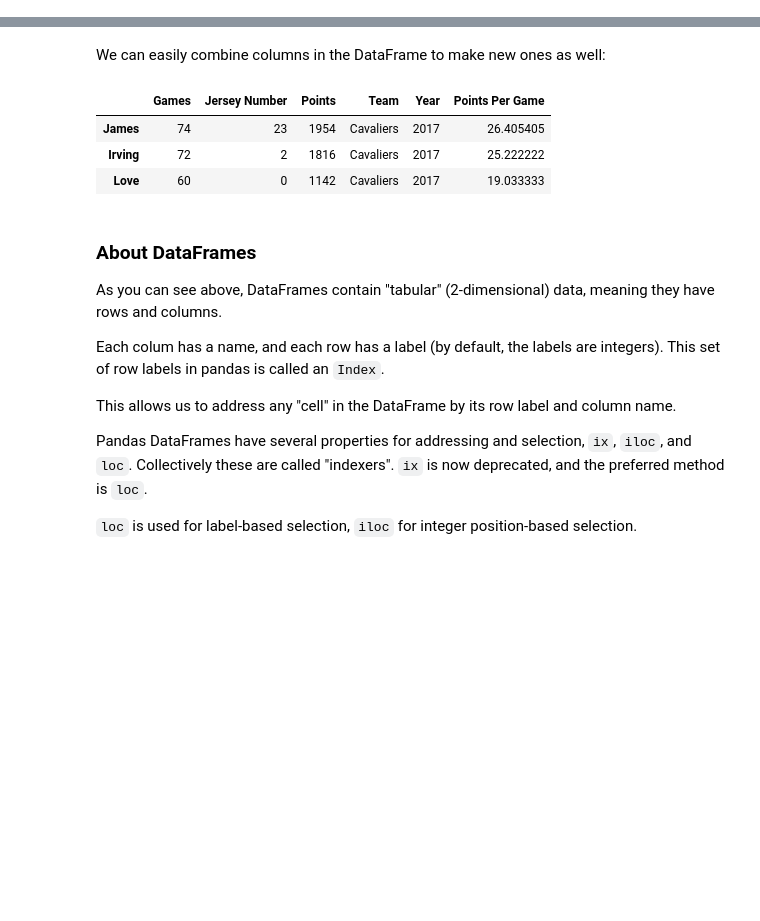
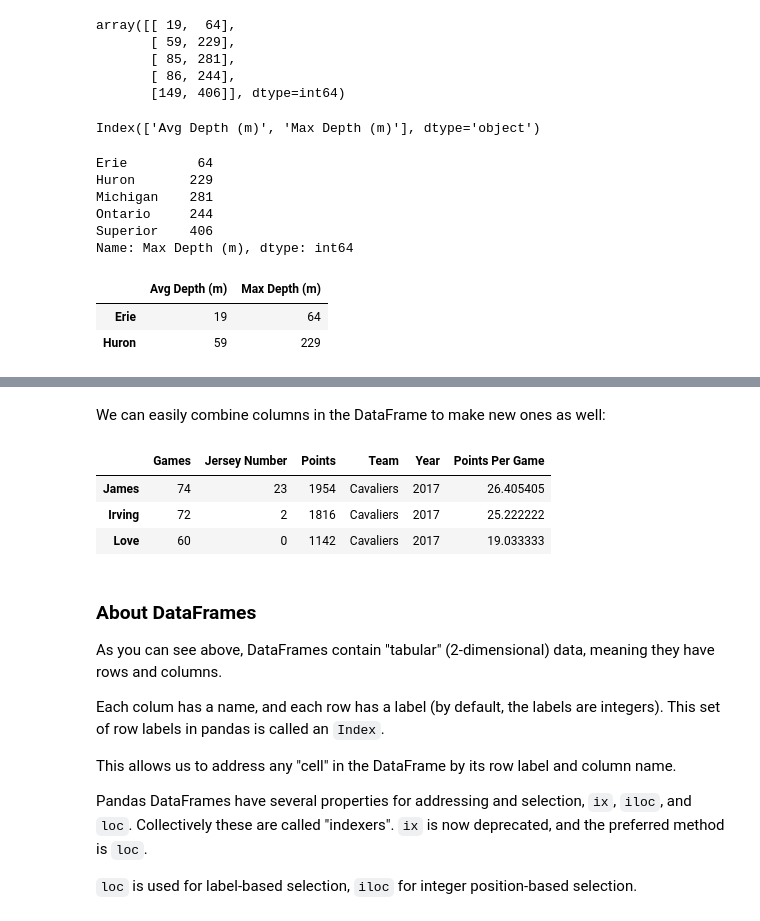
Before and after one commit to nuitrcs/pythonworkshops, a Jupyter notebook: dataanalysis/pandas/Part 1 - Basics.ipynb, the cells around one changed output, grey strips where cells are left out. Drawn from its saved outputs; the diff is of its cells as text; code cells hidden in the pictures; blank space fills up the shorter version.

```diff
--- a/dataanalysis/pandas/Lesson 1 - Basics.ipynb
+++ b/dataanalysis/pandas/Part 1 - Basics.ipynb
@@ -85,0 +165,32 @@ df
+# %%
+# and a `values` property that exposes the underlying `ndarray`
+lakes.values
+# %% [output]
+array([[ 19,  64],
+       [ 59, 229],
+       [ 85, 281],
+       [ 86, 244],
+       [149, 406]], dtype=int64)
+# %%
+# And unlike the Series, the DataFrame has a `columns` property
+lakes.columns
+# %% [output]
+Index(['Avg Depth (m)', 'Max Depth (m)'], dtype='object')
+# %%
+# We can do dictionary-style lookups into the dataframe by column name
+# to get a single Series:
+lakes['Max Depth (m)']
+# %% [output]
+Erie         64
+Huron       229
+Michigan    281
+Ontario     244
+Superior    406
+Name: Max Depth (m), dtype: int64
+# %%
+# Or use slice syntax to select multiple columns.
+lakes['Avg Depth (m)':'Max Depth (m)']
+# %% [output]
+|  | Avg Depth (m) | Max Depth (m) |
+| Erie | 19 | 64 |
+| Huron | 59 | 229 |
```
Also changed, not shown: parts of 40 cells of this notebook.
